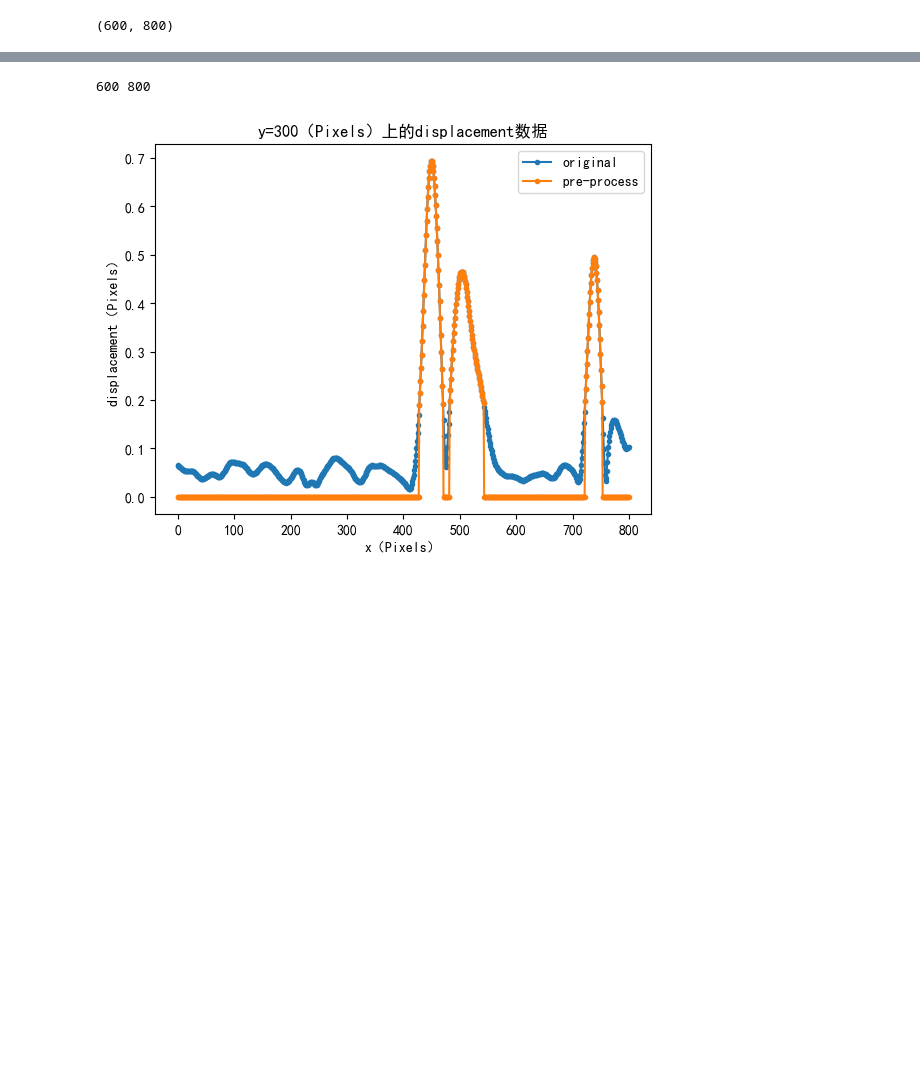
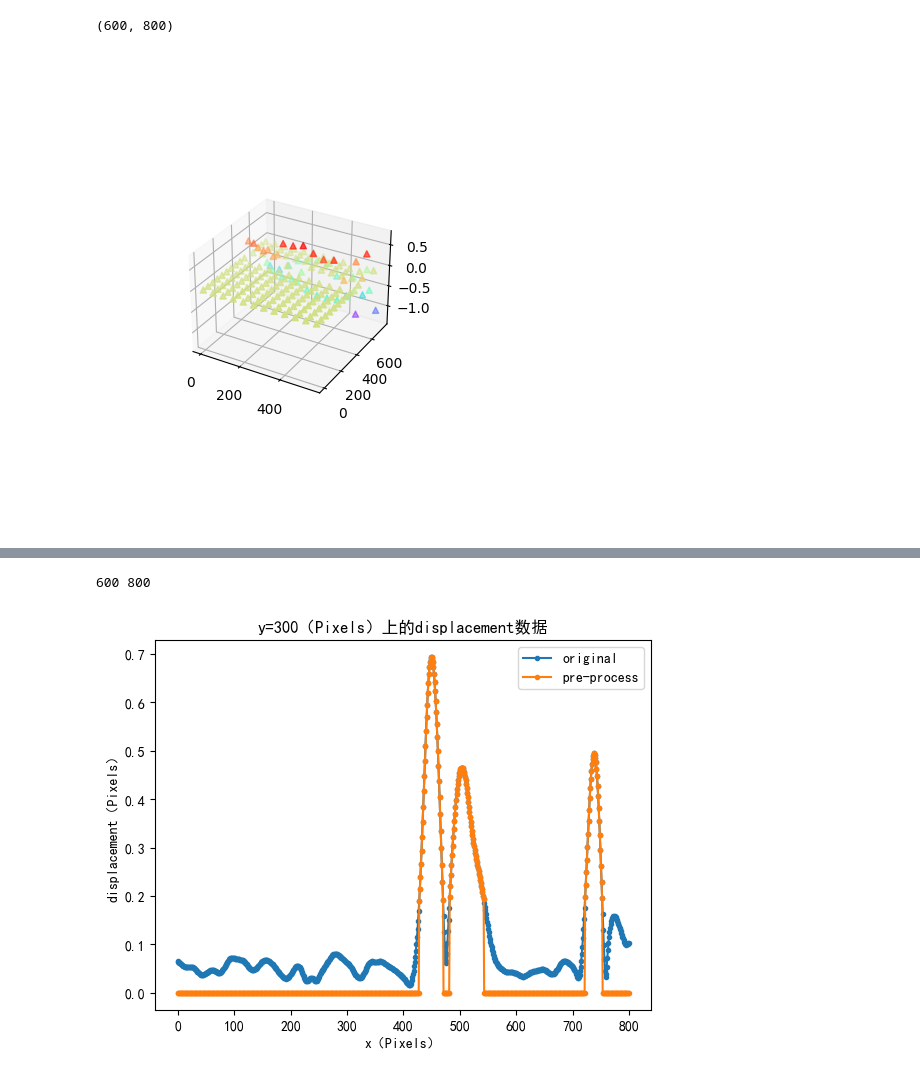
Before and after one commit to synjoker/20210803FDM01, a Jupyter notebook: PDEPOISSONSOLVER copy.ipynb, the cells around one changed output, grey strips where cells are left out. Saved outputs shown, nothing was run; the diff lists cells and outputs as text; code cells hidden in the pictures; blank space fills up the shorter version.

```diff
--- a/PDEPOISSONSOLVER copy.ipynb
+++ b/PDEPOISSONSOLVER copy.ipynb
@@ -42,3 +42,15 @@ horMat = np.multiply(mag_copy, np.cos(ang))
 verMat = np.multiply(mag_copy, np.sin(ang))
 # %% [output]
 (600, 800)
+# %%
+import numpy as np
+%matplotlib widget
+def func(x,y):
+    return horMat[x,y]
+x,y=np.mgrid[0:600:50,0:800:50]
+z=func(x,y)
+ax=plt.subplot(121,projection='3d')
+ax.scatter(x,y,z,marker='^',c=z, cmap='rainbow')
+plt.show()
+# %% [output]
+[figure, added]
```
Also changed, not shown: parts of 6 cells of this notebook, 10 other files.
